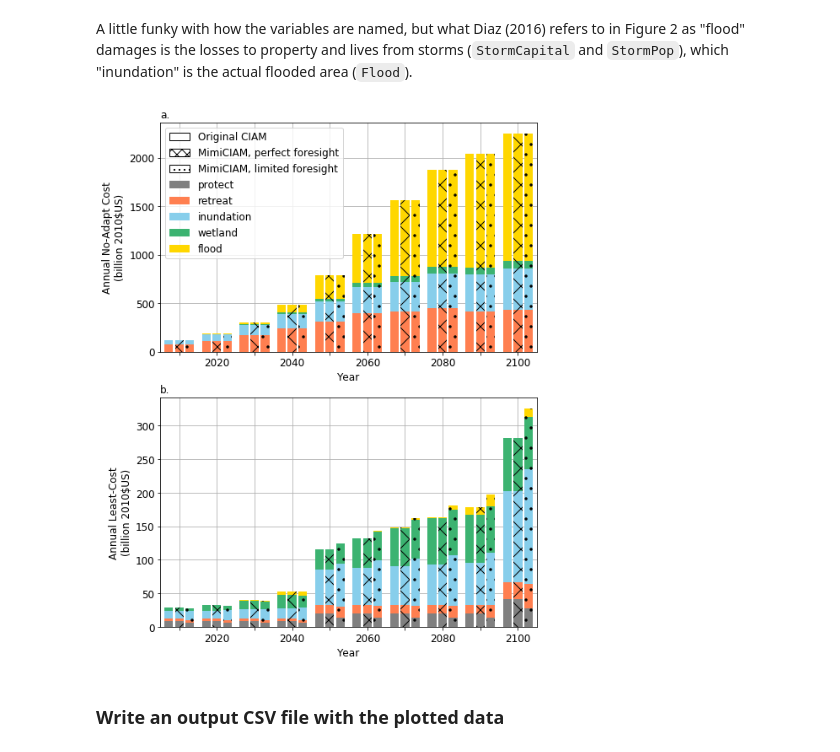
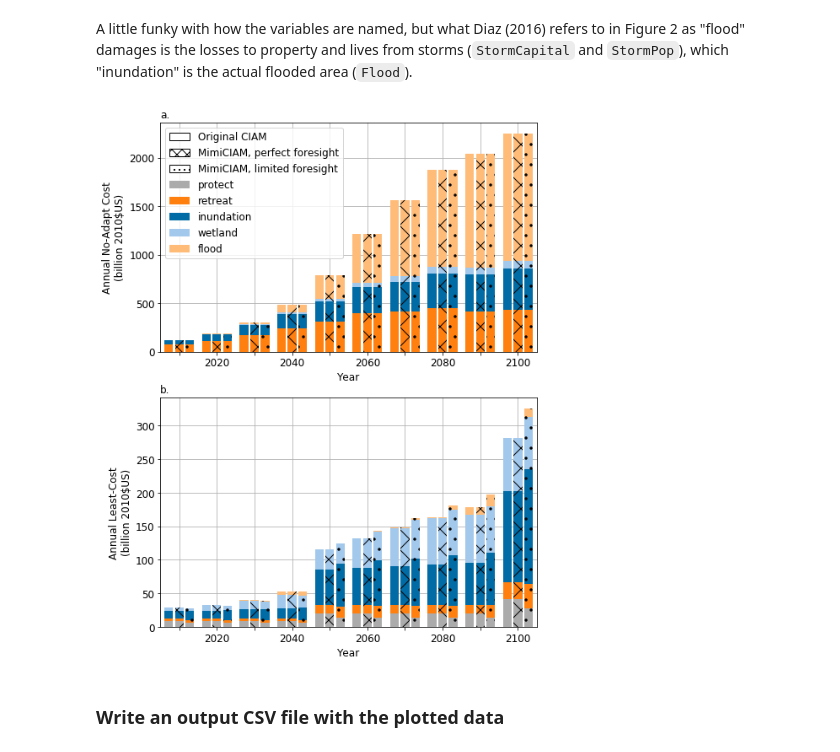
Before and after one commit to raddleverse/CIAM_uncertainty_propagation, a Jupyter notebook: work_baseline_comparisons/plotsAndAnalysis_baselineComparisons.ipynb, the cells around one changed output. Drawn from its saved outputs; the diff is of its cells as text; code cells hidden in the pictures.

```diff
--- a/work_baseline_comparisons/plotsAndAnalysis_baselineComparisons.ipynb
+++ b/work_baseline_comparisons/plotsAndAnalysis_baselineComparisons.ipynb
@@ -8,3 +10,5 @@ import matplotlib.pyplot as plt
+# %%
+plt.style.use('tableau-colorblind10')
 # %% [markdown]
 Set `projdir` on your system, then everything else is defined relative to that. `pwd` will just give the directory that this Jupyter notebook is housed in.
 # %%
@@ -606,7 +610,7 @@ A little funky with how the variables are named, but what Diaz (2016) refers to
 # %%
 sep = 2.8
 wid = 2.3
-cost_cols = {"protect" : "gray", "retreat" : "coral", "inundation" : "skyblue", "wetland" : "mediumseagreen", "flood" : "gold"}
+cost_cols = {"protect" : "C2", "retreat" : "C1", "inundation" : "C0", "wetland" : "C7", "flood" : "C8"}
 hat = [1*'.', 1*'/', 1*'x']
 panels = ["a.","b.","c.","d.","e.","f.","g.","h."]
 
@@ -648,35 +652,35 @@ ax[0].legend(fontsize=12)
 ylims = ax[0].get_ylim(); top = ylims[1]*1.02; ax[0].text(2005,top, panels[pan], fontsize=12);
 
 # PANEL B: OPTIMAL COSTS
 pan += 1
 # Diaz (2016) results
 ax[1].bar(x=dfDiaz.time-sep, height=dfDiaz.ProtectOptimal, width=wid, color=cost_cols["protect"])
 ax[1].bar(x=dfDiaz.time-sep, height=dfDiaz.RetreatOptimal, bottom=dfDiaz.ProtectOptimal, width=wid, color=cost_cols["retreat"])
 ax[1].bar(x=dfDiaz.time-sep, height=dfDiaz.InundationOptimal, bottom=dfDiaz.ProtectOptimal+dfDiaz.RetreatOptimal, width=wid, color=cost_cols["inundation"])
 ax[1].bar(x=dfDiaz.time-sep, height=dfDiaz.WetlandOptimal, bottom=dfDiaz.ProtectOptimal+dfDiaz.RetreatOptimal+dfDiaz.InundationOptimal, width=wid, color=cost_cols["wetland"])
 ax[1].bar(x=dfDiaz.time-sep, height=dfDiaz.FloodOptimal, bottom=dfDiaz.ProtectOptimal+dfDiaz.RetreatOptimal+dfDiaz.InundationOptimal+dfDiaz.WetlandOptimal, width=wid, color=cost_cols["flood"])
 # This work, perfect foresight (match Diaz 2016)
 ax[1].bar(x=dfNew0.year, height=dfNew0.ProtectOptimal, width=wid, color=cost_cols["protect"], hatch=hat[2])
 ax[1].bar(x=dfNew0.year, height=dfNew0.RetreatOptimal, bottom=dfNew0.ProtectOptimal, width=wid, color=cost_cols["retreat"], hatch=hat[2])
 ax[1].bar(x=dfNew0.year, height=dfNew0.InundationOptimal,bottom=dfNew0.ProtectOptimal+dfNew0.RetreatOptimal, width=wid, color=cost_cols["inundation"], hatch=hat[2])
 ax[1].bar(x=dfNew0.year, height=dfNew0.WetlandOptimal, bottom=dfNew0.ProtectOptimal+dfNew0.RetreatOptimal+dfNew0.InundationOptimal, width=wid, color=cost_cols["wetland"], hatch=hat[2])
 ax[1].bar(x=dfNew0.year, height=dfNew0.FloodOptimal, bottom=dfNew0.ProtectOptimal+dfNew0.RetreatOptimal+dfNew0.InundationOptimal+dfNew0.WetlandOptimal, width=wid, color=cost_cols["flood"], hatch=hat[2])
 # This work, limited foresight
 ax[1].bar(x=dfNew1.year+sep, height=dfNew1.ProtectOptimal, width=wid, color=cost_cols["protect"], hatch=hat[0])
 ax[1].bar(x=dfNew1.year+sep, height=dfNew1.RetreatOptimal, bottom=dfNew1.ProtectOptimal, width=wid, color=cost_cols["retreat"], hatch=hat[0])
 ax[1].bar(x=dfNew1.year+sep, height=dfNew1.InundationOptimal,bottom=dfNew1.ProtectOptimal+dfNew1.RetreatOptimal, width=wid, color=cost_cols["inundation"], hatch=hat[0])
 ax[1].bar(x=dfNew1.year+sep, height=dfNew1.WetlandOptimal, bottom=dfNew1.ProtectOptimal+dfNew1.RetreatOptimal+dfNew1.InundationOptimal, width=wid, color=cost_cols["wetland"], hatch=hat[0])
 ax[1].bar(x=dfNew1.year+sep, height=dfNew1.FloodOptimal, bottom=dfNew1.ProtectOptimal+dfNew1.RetreatOptimal+dfNew1.InundationOptimal+dfNew1.WetlandOptimal, width=wid, color=cost_cols["flood"], hatch=hat[0])
 
 # other plot configuration options
 ax[1].grid(); ax[1].set_axisbelow(True); ax[1].set_xlim([2005,2105])
 yticks = [0,50,100,150,200,250,300]; ax[1].set_yticks(yticks); ax[1].set_yticklabels(yticks, fontsize=12)
 ax[1].set_xticks(range(2010,2110,10)); ax[1].set_xticklabels(["",2020,"",2040,"",2060,"",2080,"",2100], fontsize=12)
 ax[1].set_xlabel("Year", fontsize=12); ax[1].set_ylabel("Annual Least-Cost\n(billion 2010$US)", fontsize=12)
 ylims = ax[1].get_ylim(); top = ylims[1]*1.02; ax[1].text(2005,top, panels[pan], fontsize=12);
-fig.savefig(plotdir+"/baseline_comparison_breakdown_rcp85_NEW.pdf", bbox_inches='tight');
+fig.savefig(plotdir+"/baseline_comparison_breakdown_rcp85.pdf", bbox_inches='tight');
 # %% [output]
-[figure, old version]
+[figure, new version]
 # %% [markdown]
 ### Write an output CSV file with the plotted data
 # %%
```
Also changed, not shown: parts of 7 cells of this notebook, 1 other file.
